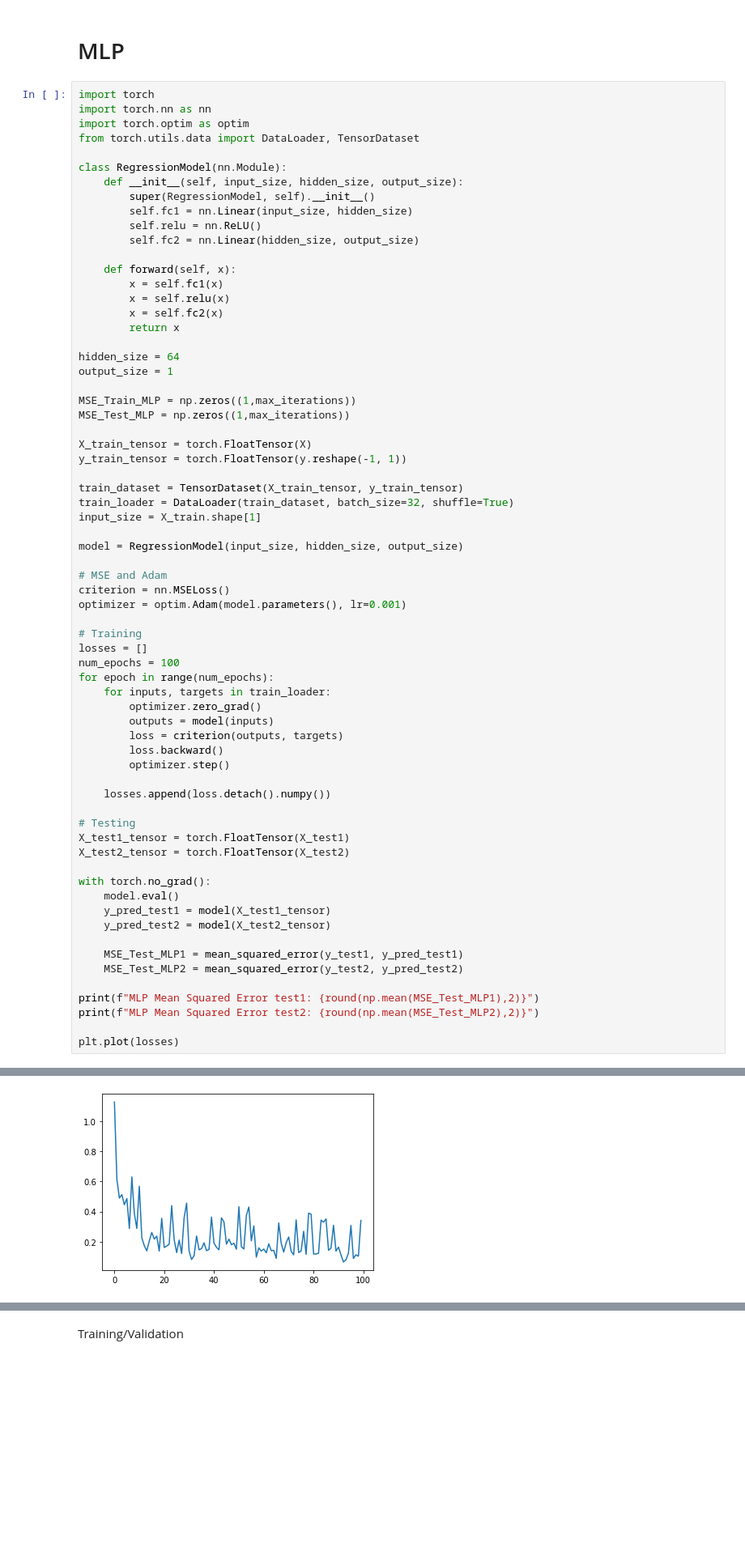
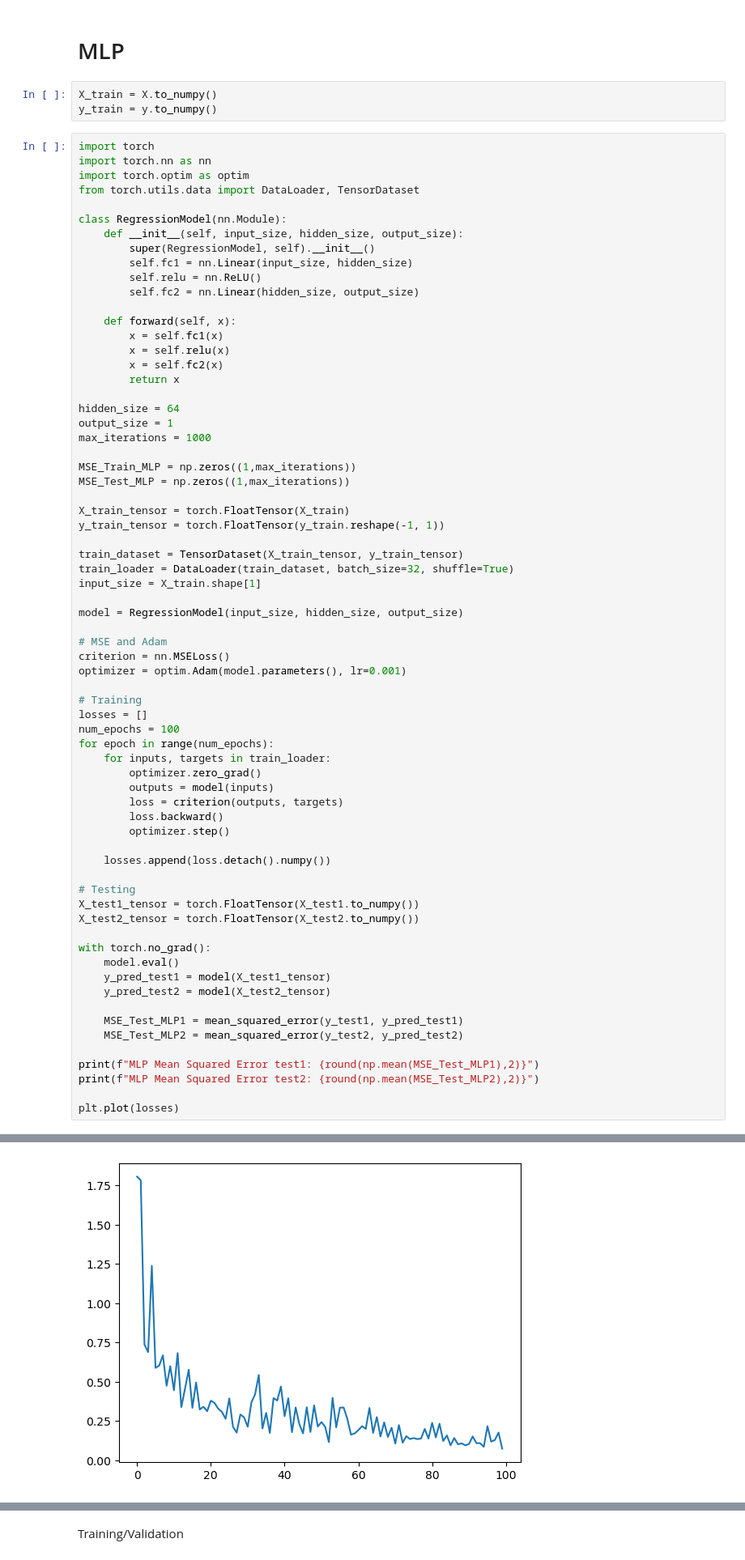
Before and after one commit to AndreaLaGrotteria/scrap, a Jupyter notebook: Data Analysis v2.ipynb, the cells around one changed output, grey strips where cells are left out. Shown at 81% size. Cells and saved outputs as stored; diff of their text form; blank space fills up the shorter version.

Commit message:
new norm, uses df for training

```diff
--- a/Data Analysis v2.ipynb
+++ b/Data Analysis v2.ipynb
@@ -340,5 +446,8 @@ plt.show()
 # %% [markdown]
 # MLP
+# %%
+X_train = X.to_numpy()
+y_train = y.to_numpy()
 # %%
 import torch
 import torch.nn as nn
@@ -360,12 +469,13 @@ class RegressionModel(nn.Module):
 
 hidden_size = 64
 output_size = 1
+max_iterations = 1000
 
 MSE_Train_MLP = np.zeros((1,max_iterations))
 MSE_Test_MLP = np.zeros((1,max_iterations))
 
-X_train_tensor = torch.FloatTensor(X)
-y_train_tensor = torch.FloatTensor(y.reshape(-1, 1))
+X_train_tensor = torch.FloatTensor(X_train)
+y_train_tensor = torch.FloatTensor(y_train.reshape(-1, 1))
 
 train_dataset = TensorDataset(X_train_tensor, y_train_tensor)
 train_loader = DataLoader(train_dataset, batch_size=32, shuffle=True)
@@ -391,8 +501,8 @@ for epoch in range(num_epochs):
     losses.append(loss.detach().numpy())
 
 # Testing
-X_test1_tensor = torch.FloatTensor(X_test1)
-X_test2_tensor = torch.FloatTensor(X_test2)
+X_test1_tensor = torch.FloatTensor(X_test1.to_numpy())
+X_test2_tensor = torch.FloatTensor(X_test2.to_numpy())
 
 with torch.no_grad():
     model.eval()
@@ -412,5 +522,5 @@ MLP Mean Squared Error test2: 0.86
 [<matplotlib.lines.Line2D at 0x...>]
-[figure, old version]
+[figure, new version]
 # %%
 plt.scatter(y_test1,y_pred_test1,marker = "+")
 x_line = np.linspace(min(y_test1), max(y_test1), 100)  # Créer une série de points x pour la droite
```
Also changed, not shown: parts of 46 cells of this notebook.
